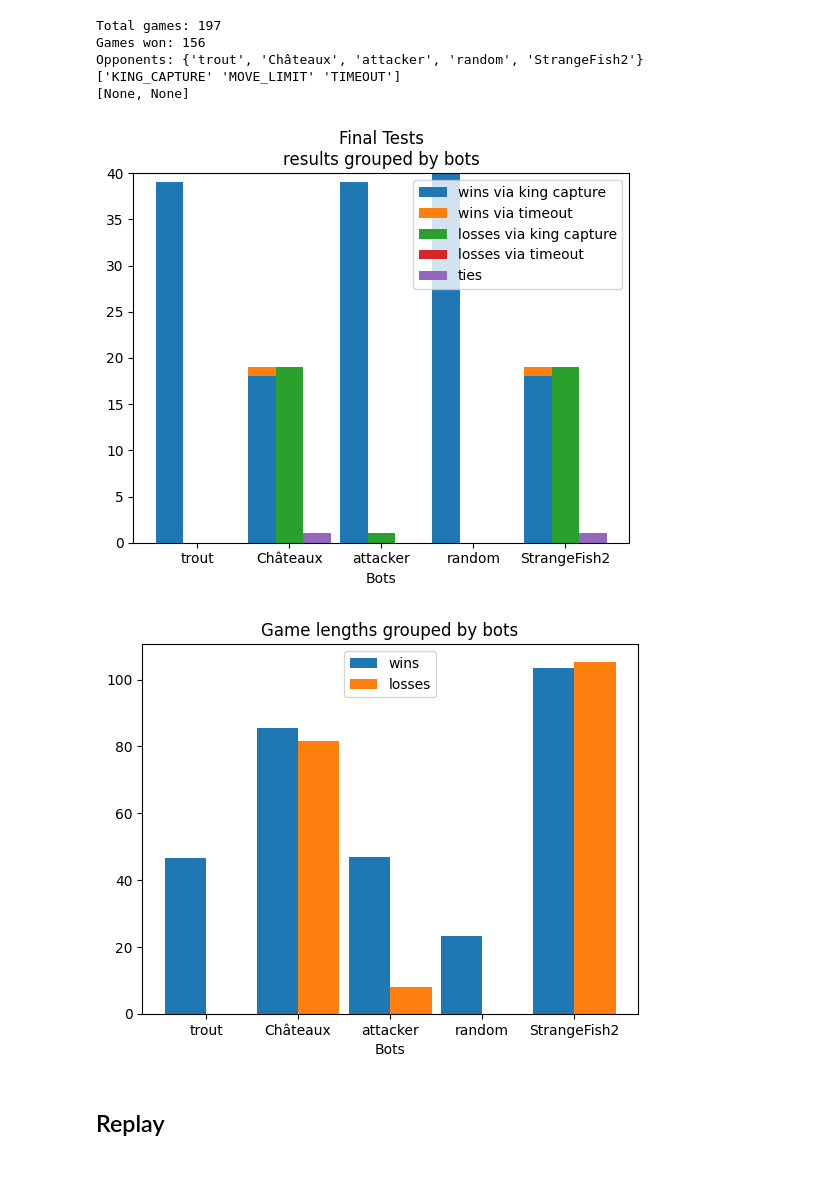
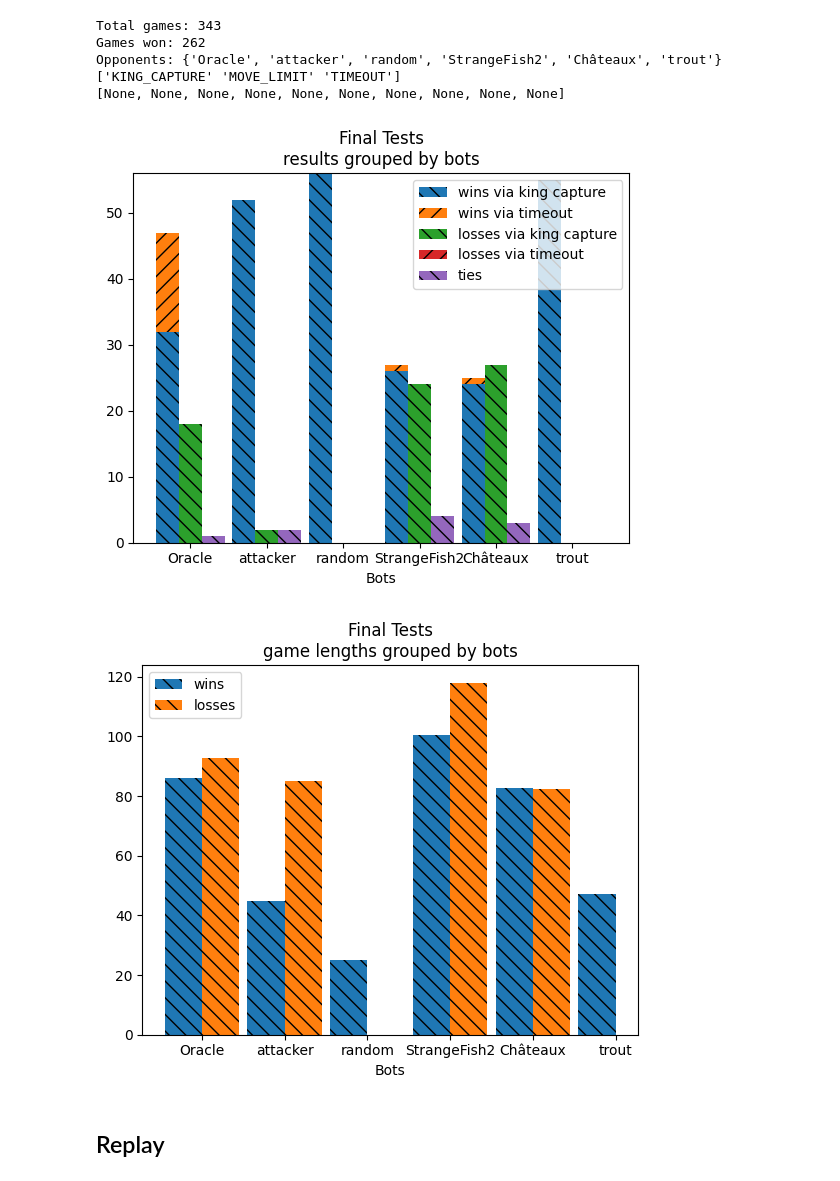
Before and after one commit to JacekCzupyt/RBC-Zubat, a Jupyter notebook: test_game_analysis2.ipynb, the cells around one changed output. Cells and saved outputs as stored; diff of their text form; code cells hidden in the pictures.

```diff
--- a/test_game_analysis2.ipynb
+++ b/test_game_analysis2.ipynb
@@ -22,9 +22,9 @@ def draw_graph(data, width=0.9, **kwargs):
 
     for ind, key in enumerate(cat):
         bottom = np.zeros_like(data.values())
-        for subkey in list(data.values())[0][key].keys():
+        for idx, subkey in enumerate(list(data.values())[0][key].keys()):
             val = [r[key][subkey] for r in data.values()]
-            plt.bar(X_axis + width*((2*ind+1)/len(cat) - 1)/2, val, width/len(cat), label = key+subkey, bottom=bottom)
+            plt.bar(X_axis + width*((2*ind+1)/len(cat) - 1)/2, val, width/len(cat), hatch='//' if idx else '\\\\', label = key+subkey, bottom=bottom)
 
             bottom = val
 
@@ -34,11 +34,11 @@ def draw_graph(data, width=0.9, **kwargs):
     plt.legend()
     plt.show()
 # %%
-def analyse(path):
+def analyse(paths):
 
-    games = os.listdir(path)
+    # games = os.listdir(path)
 
-    games = [os.path.join(path, game_id, f"game_{game_id}.log") for game_id in games]
+    games = [os.path.join(path, game_id, f"game_{game_id}.log") for path in paths for game_id in os.listdir(path)]
 
     games = [x for x in games if os.path.exists(x)]
     game_hists: List[GameHistory] = [GameHistory.from_file(x) for x in games]
@@ -89,15 +89,15 @@ def analyse(path):
     draw_graph(results, x_label="Bots", title="Final Tests\nresults grouped by bots")
     draw_graph(lengths, x_label="Bots", title="Final Tests\ngame lengths grouped by bots")
 # %%
-analyse("game_logs/ranked_games/batch_18 (0,125 - 100)")
+analyse(["game_logs/ranked_games/batch_18 (0,125 - 100)", "game_logs/unranked_games/u4r1/Oracle"])
 # %% [output]
-Total games: 197
-Games won: 156
-Opponents: {'trout', 'Châteaux', 'attacker', 'random', 'StrangeFish2'}
+Total games: 343
+Games won: 262
+Opponents: {'Oracle', 'attacker', 'random', 'StrangeFish2', 'Châteaux', 'trout'}
 ['KING_CAPTURE' 'MOVE_LIMIT' 'TIMEOUT']
-[None, None]
+[None, None, None, None, None, None, None, None, None, None]
-[figure, old version]
+[figure, new version]
-[figure, old version]
+[figure, new version]
 # %% [markdown]
 ## Replay
 # %%
```
Also changed, not shown: parts of 1 cell of this notebook, 3 other files.
